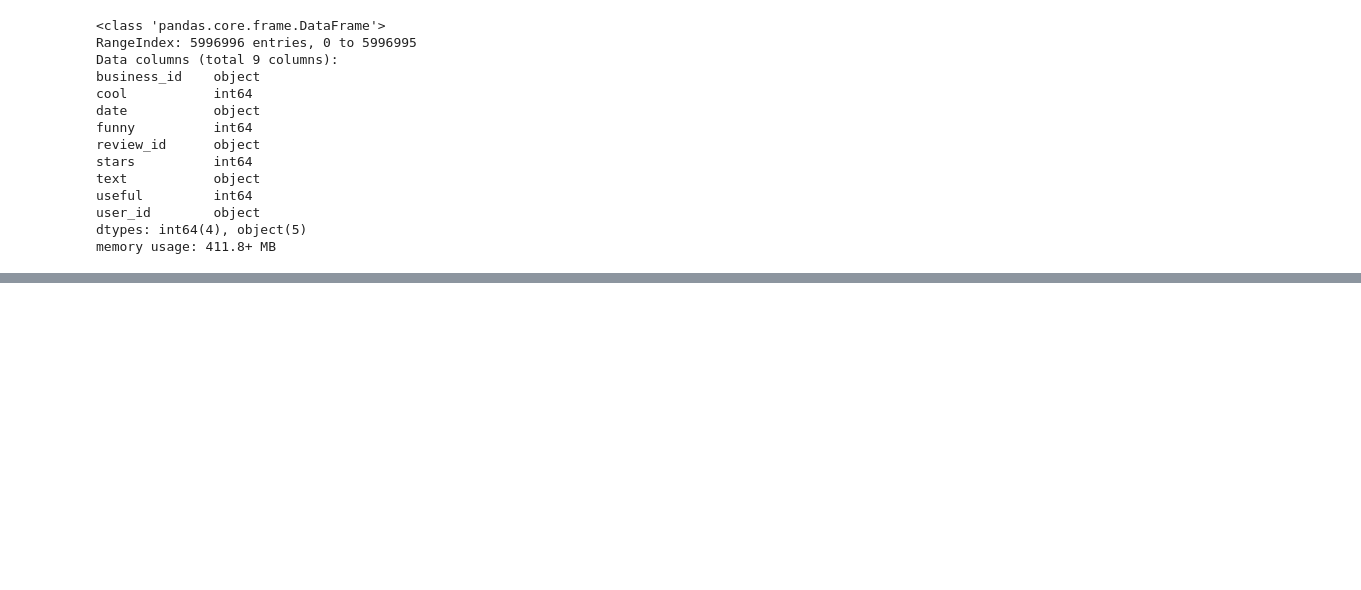
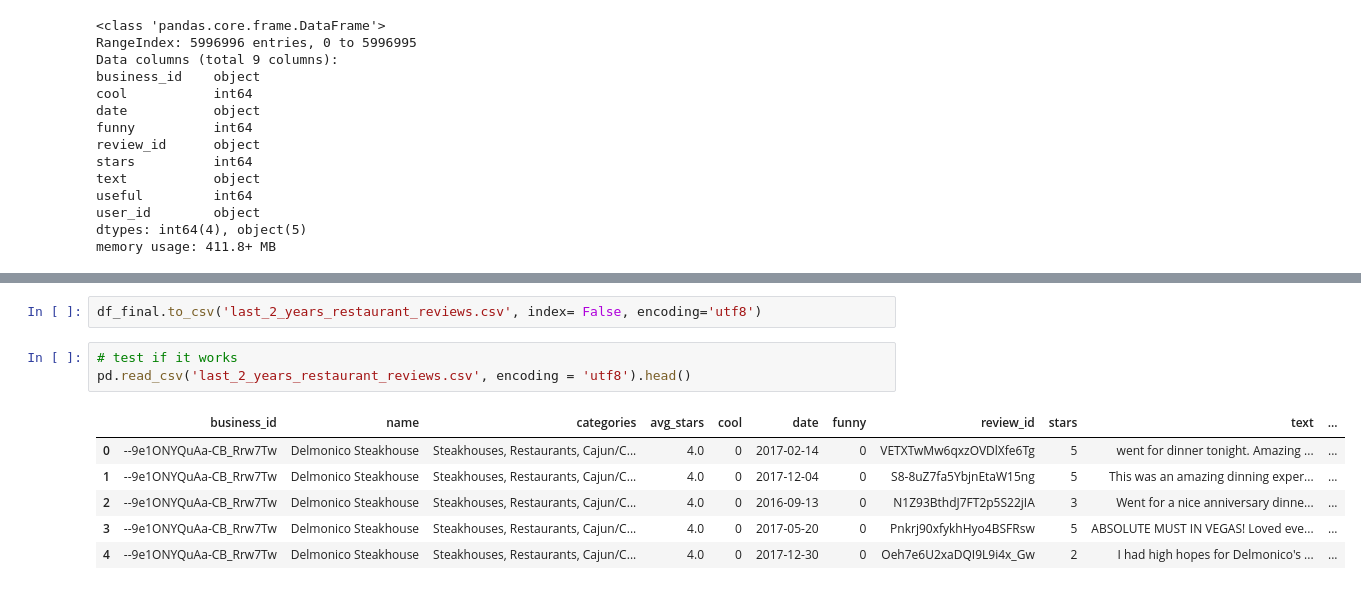
Before and after one commit to TinaGuo918/Yelp-Dataset-Challenge, a Jupyter notebook: Data Wrangling_Yelp_Team A.ipynb, the cells around one changed output, grey strips where cells are left out. Saved outputs shown, nothing was run; the diff lists cells and outputs as text; blank space fills up the shorter version.

```diff
--- a/Data Wrangling_Yelp_Team A.ipynb
+++ b/Data Wrangling_Yelp_Team A.ipynb
@@ -203,0 +332,12 @@ memory usage: 411.8+ MB
+# %%
+df_final.to_csv('last_2_years_restaurant_reviews.csv', index= False, encoding='utf8')
+# %%
+# test if it works
+pd.read_csv('last_2_years_restaurant_reviews.csv', encoding = 'utf8').head()
+# %% [output]
+|  | business_id | name | categories | avg_stars | cool | date | funny | review_id | stars | text | ... |
+| 0 | --9e1ONYQuAa-CB_Rrw7Tw | Delmonico Steakhouse | Steakhouses, Restaurants, Cajun/C... | 4.0 | 0 | 2017-02-14 | 0 | VETXTwMw6qxzOVDlXfe6Tg | 5 | went for dinner tonight. Amazing ... | ... |
+| 1 | --9e1ONYQuAa-CB_Rrw7Tw | Delmonico Steakhouse | Steakhouses, Restaurants, Cajun/C... | 4.0 | 0 | 2017-12-04 | 0 | S8-8uZ7fa5YbjnEtaW15ng | 5 | This was an amazing dinning exper... | ... |
+| 2 | --9e1ONYQuAa-CB_Rrw7Tw | Delmonico Steakhouse | Steakhouses, Restaurants, Cajun/C... | 4.0 | 0 | 2016-09-13 | 0 | N1Z93BthdJ7FT2p5S22jIA | 3 | Went for a nice anniversary dinne... | ... |
+| 3 | --9e1ONYQuAa-CB_Rrw7Tw | Delmonico Steakhouse | Steakhouses, Restaurants, Cajun/C... | 4.0 | 0 | 2017-05-20 | 0 | Pnkrj90xfykhHyo4BSFRsw | 5 | ABSOLUTE MUST IN VEGAS! Loved eve... | ... |
+| 4 | --9e1ONYQuAa-CB_Rrw7Tw | Delmonico Steakhouse | Steakhouses, Restaurants, Cajun/C... | 4.0 | 0 | 2017-12-30 | 0 | Oeh7e6U2xaDQI9L9i4x_Gw | 2 | I had high hopes for Delmonico's ... | ... |
```
Also changed, not shown: parts of 21 cells of this notebook.
